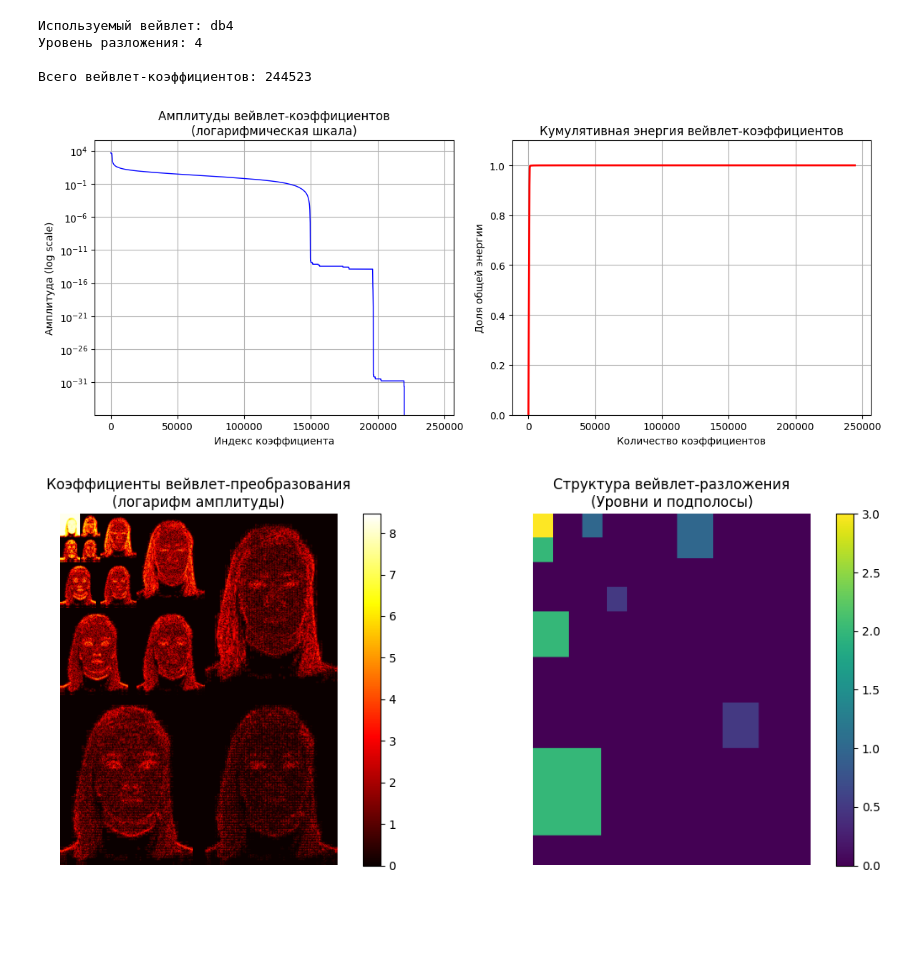
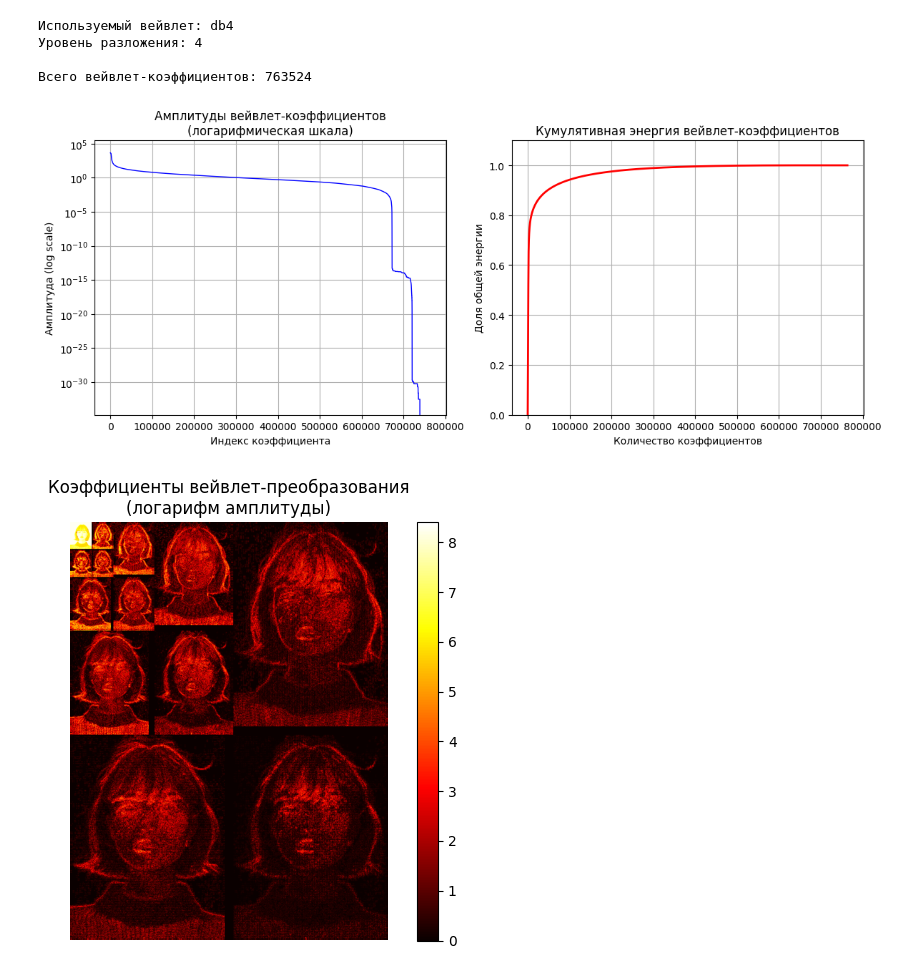
Before and after one commit to malinavarvara/svd-fft-wavelet-compression, a Jupyter notebook: wavelet.ipynb, the cells around one changed output. Saved outputs shown, nothing was run; the diff lists cells and outputs as text; code cells hidden in the pictures; blank space fills up the shorter version.

```diff
--- a/wavelet.ipynb
+++ b/wavelet.ipynb
@@ -9,8 +8,6 @@ import os
 %matplotlib inline
 # %%
-# === ЗАГРУЗКА И АНАЛИЗ ИЗОБРАЖЕНИЯ ===
-# Загрузка и преобразование в ч/б
-image = Image.open('1.jpg').convert('L')
+image = Image.open('portret.jpg').convert('L')
 image_array = np.array(image, dtype=float)
 
 print(f"Размер матрицы: {image_array.shape}")
@@ -31,7 +28,5 @@ plt.show()
 # %%
 # === ВЕЙВЛЕТ-ПРЕОБРАЗОВАНИЕ И АНАЛИЗ ===
-
-# Параметры вейвлет-преобразования
 wavelet_name = 'db4'
 level = 4
 
@@ -40,20 +35,17 @@ print(f"Уровень разложения: {level}")
 
 # Выполняем многоуровневое вейвлет-разложение
 coeffs = pywt.wavedec2(image_array, wavelet=wavelet_name, level=level)
-
-# Преобразуем коэффициенты в один массив для обработки
 coeff_arr, coeff_slices = pywt.coeffs_to_array(coeffs)
 
-# Получаем амплитуды коэффициентов и сортируем по убыванию
 magnitudes = np.abs(coeff_arr)
-magnitudes_sorted = np.sort(magnitudes.ravel())[::-1]
+magnitudes_flat = magnitudes.ravel()
+magnitudes_sorted = np.sort(magnitudes_flat)[::-1]# Сортируем по убыванию
 
-# Общее количество коэффициентов
 total_coeffs = len(magnitudes_sorted)
 print(f"\nВсего вейвлет-коэффициентов: {total_coeffs}")
 
 # Вычисляем кумулятивную энергию
-cumulative_energy = np.cumsum(magnitudes_sorted**2) / np.sum(magnitudes_sorted**2)
+cumulative_energy = np.cumsum(magnitudes_sorted) / np.sum(magnitudes_sorted)
 
 # График амплитуд коэффициентов и кумулятивной энергии
 plt.figure(figsize=(12, 5))
@@ -65,65 +57,36 @@ plt.xlabel('Индекс коэффициента')
 plt.ylabel('Амплитуда (log scale)')
 plt.grid(True)
 
 plt.subplot(1, 2, 2)
 plt.plot(cumulative_energy, 'r-', linewidth=2)
 plt.title('Кумулятивная энергия вейвлет-коэффициентов')
 plt.xlabel('Количество коэффициентов')
 plt.ylabel('Доля общей энергии')
 plt.grid(True)
 plt.ylim(0, 1.1)
 
 plt.tight_layout()
 plt.show()
 
 # Визуализация коэффициентов вейвлета
 plt.figure(figsize=(12, 5))
 
 plt.subplot(1, 2, 1)
 coeff_vis = np.log(1 + np.abs(coeff_arr))
 plt.imshow(coeff_vis, cmap='hot')
 plt.title('Коэффициенты вейвлет-преобразования\n(логарифм амплитуды)')
 plt.axis('off')
 plt.colorbar()
 
-# Визуализация структуры разложения
-plt.subplot(1, 2, 2)
-# Создаем визуализацию структуры вейвлет-коэффициентов
-structure_vis = np.zeros_like(coeff_arr)
-current_idx = 0
-
-for i, coeff in enumerate(coeffs):
-    if i == 0:
-        # Аппроксимирующие коэффициенты
-        size = coeff.shape
-        structure_vis[current_idx:current_idx+size[0], current_idx:current_idx+size[1]] = 3
-        current_idx += size[0]
-    else:
-        # Детализирующие коэффициенты
-        for j, detail_coeff in enumerate(coeff):
-            size = detail_coeff.shape
-            if j == 0:  # Horizontal
-                structure_vis[current_idx:current_idx+size[0], :size[1]] = 2
-            elif j == 1:  # Vertical
-                structure_vis[:size[0], current_idx:current_idx+size[1]] = 1
-            else:  # Diagonal
-                structure_vis[current_idx:current_idx+size[0], current_idx:current_idx+size[1]] = 0.5
-            current_idx += size[0]
-
-plt.imshow(structure_vis, cmap='viridis')
-plt.title('Структура вейвлет-разложения\n(Уровни и подполосы)')
-plt.axis('off')
-plt.colorbar()
-
 plt.tight_layout()
 plt.show()
 # %% [output]
 Используемый вейвлет: db4
 Уровень разложения: 4
 
-Всего вейвлет-коэффициентов: 244523
+Всего вейвлет-коэффициентов: 763524
-[figure, old version]
+[figure, new version]
-[figure, old version]
+[figure, new version]
 # %%
 # === ФУНКЦИИ ДЛЯ ВЕЙВЛЕТ-СЖАТИЯ ===
 
```
Also changed, not shown: parts of 8 cells of this notebook, 2 other files.
